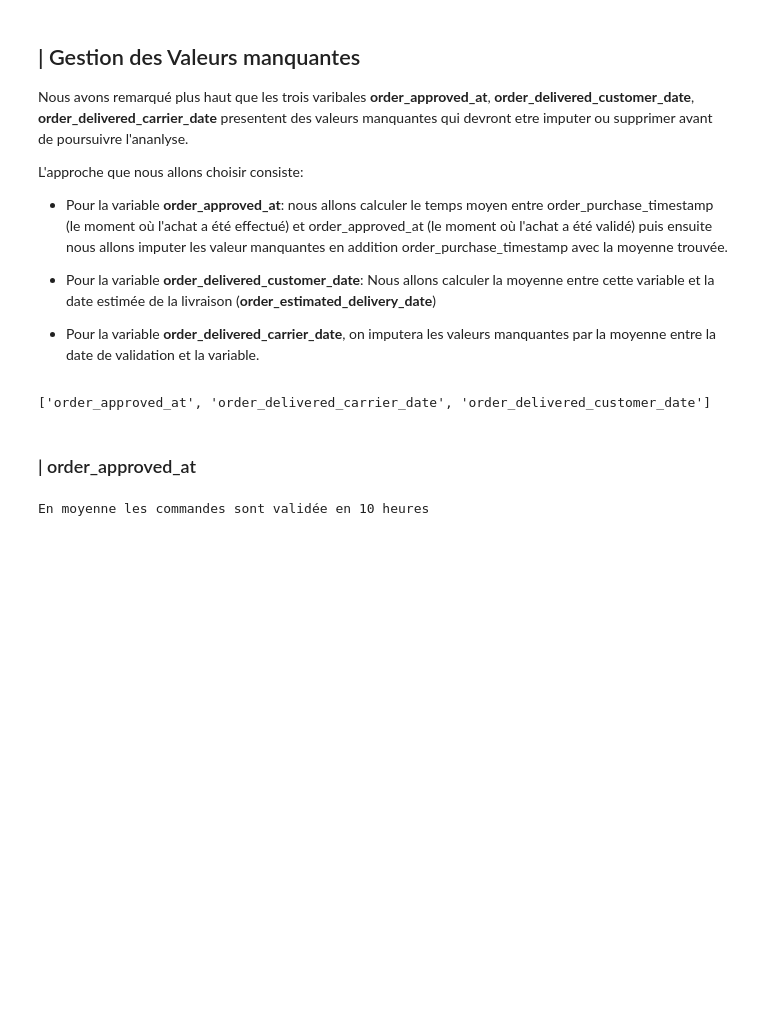
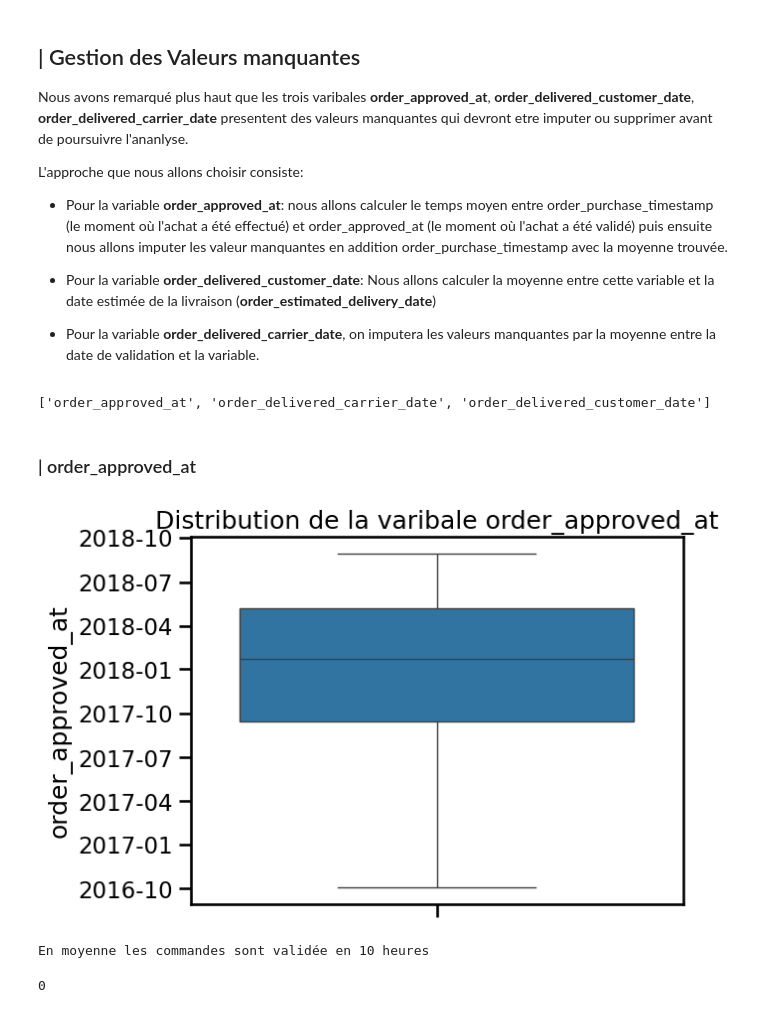
Before and after one commit to amadousysada/ecommerce-customer-segmentation, a Jupyter notebook: main.ipynb, the cells around one changed output. Saved outputs shown, nothing was run; the diff lists cells and outputs as text; code cells hidden in the pictures; blank space fills up the shorter version.

```diff
--- a/main.ipynb
+++ b/main.ipynb
@@ -335,3 +333,9 @@ plt.plot()
+# %%
+sns.boxplot(data.order_approved_at)
+plt.title("Distribution de la varibale order_approved_at")
+plt.show()
+# %% [output]
+[figure, added]
 # %%
 data["approval_delay"] = (data["order_approved_at"] - data["order_purchase_timestamp"]).dt.total_seconds() / 3600
 mean_approval_delay = data["approval_delay"].mean()
@@ -341,0 +349,4 @@ En moyenne les commandes sont validée en 10 heures
+# %%
+data.order_approved_at.isna().sum()
+# %% [output]
+0
```
Also changed, not shown: parts of 9 cells of this notebook.
